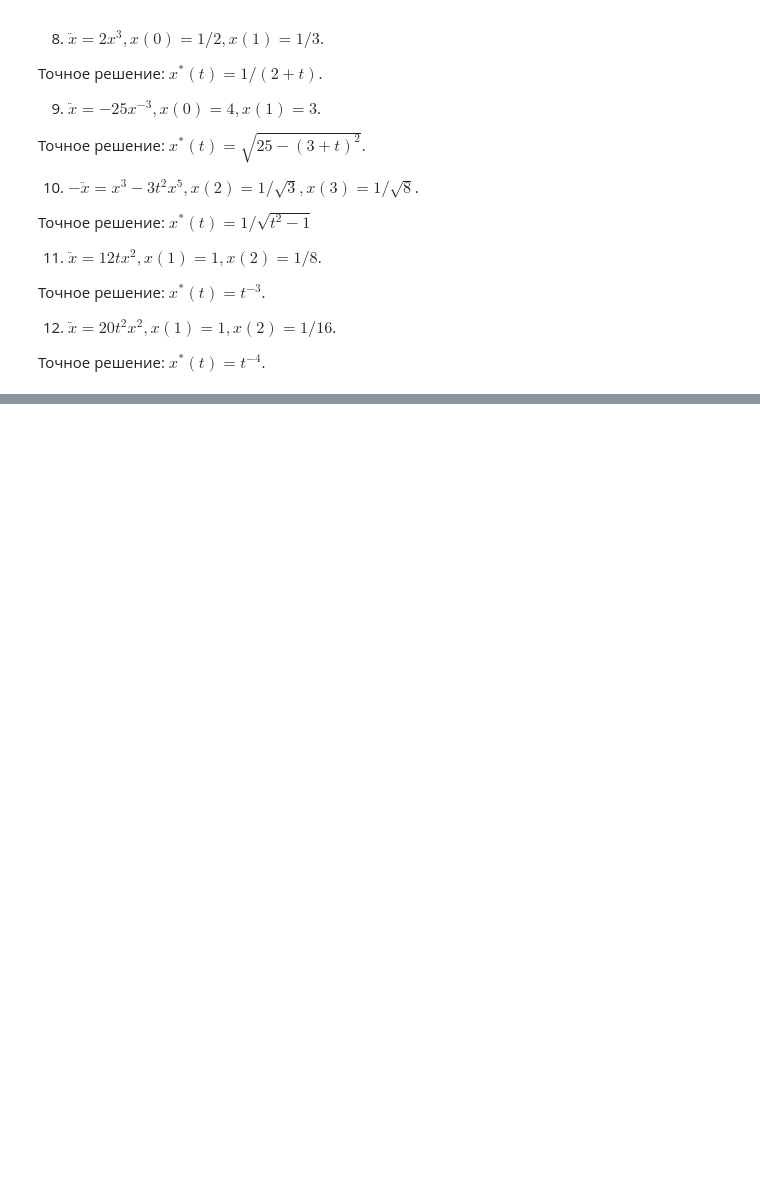
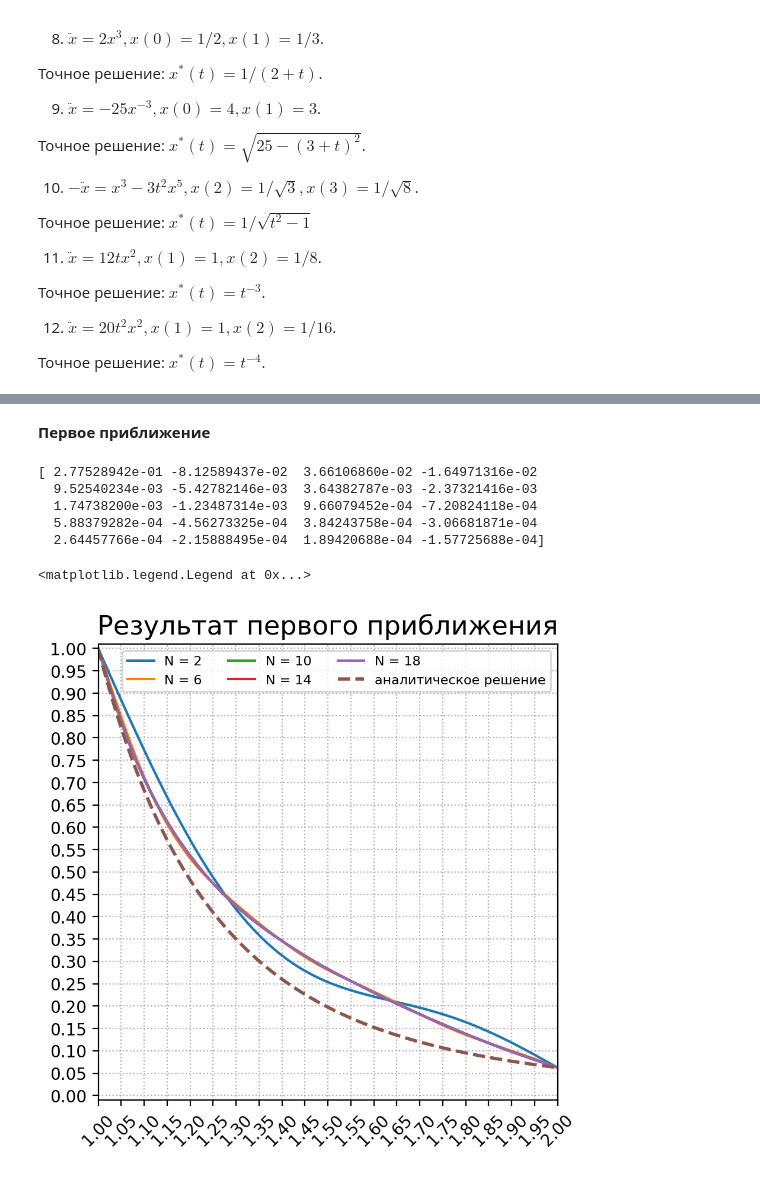
Before and after one commit to ShmakovVladimir/Computational_mathematics_second_sem, a Jupyter notebook: part_2/hw7/Краевые задачи семинар.ipynb, the cells around one changed output, grey strips where cells are left out. Drawn from its saved outputs; the diff is of its cells as text; code cells hidden in the pictures; blank space fills up the shorter version.

```diff
--- a/part_2/hw7/Краевые задачи семинар.ipynb
+++ b/part_2/hw7/Краевые задачи семинар.ipynb
@@ -730,0 +839,2 @@ $$
+# %% [markdown]
+__Первое приближение__
@@ -730,0 +883,26 @@ $$
+# %%
+print(cff)
+# %% [output]
+[ 2.77528942e-01 -8.12589437e-02  3.66106860e-02 -1.64971316e-02
+  9.52540234e-03 -5.42782146e-03  3.64382787e-03 -2.37321416e-03
+  1.74738200e-03 -1.23487314e-03  9.66079452e-04 -7.20824118e-04
+  5.88379282e-04 -4.56273325e-04  3.84243758e-04 -3.06681871e-04
+  2.64457766e-04 -2.15888495e-04  1.89420688e-04 -1.57725688e-04]
+# %%
+plt.figure(figsize = (5, 5), dpi = 200)
+for N_end in np.arange(2, 22 , 4):
+    y_lal = np.sum(np.sin(np.pi * time * indecies[:N_end, np.newaxis]) * cff[:N_end, np.newaxis],
+           axis = 0)
+    x = y_lal + x_0(time)
+    plt.plot(time, x, label = f'N = {N_end}')
+plt.plot(time, np.power(1 / time, 4), label = 'аналитическое решение', linewidth = 2, linestyle = '--')
+plt.xticks(np.arange(1, 3, 0.05), rotation = 45)
+plt.yticks(np.arange(0,2, 0.05))
+plt.grid(ls = ":")
+plt.xlim(1, 2)
+plt.ylim(-0.01, 1.01)
+plt.title("Результат первого приближения", fontsize = 16)
+plt.legend(fontsize = 8, ncols = 3)
+# %% [output]
+<matplotlib.legend.Legend at 0x...>
+[figure, added]
```
Also changed, not shown: parts of 10 cells of this notebook, 2 other files.
